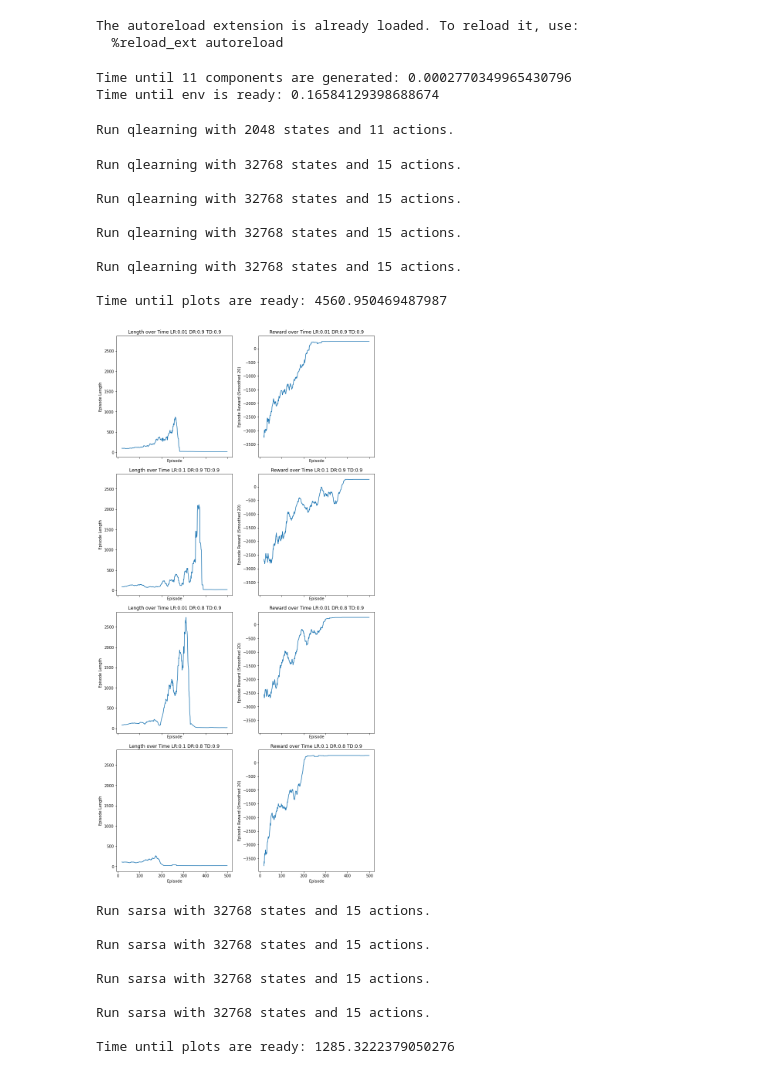
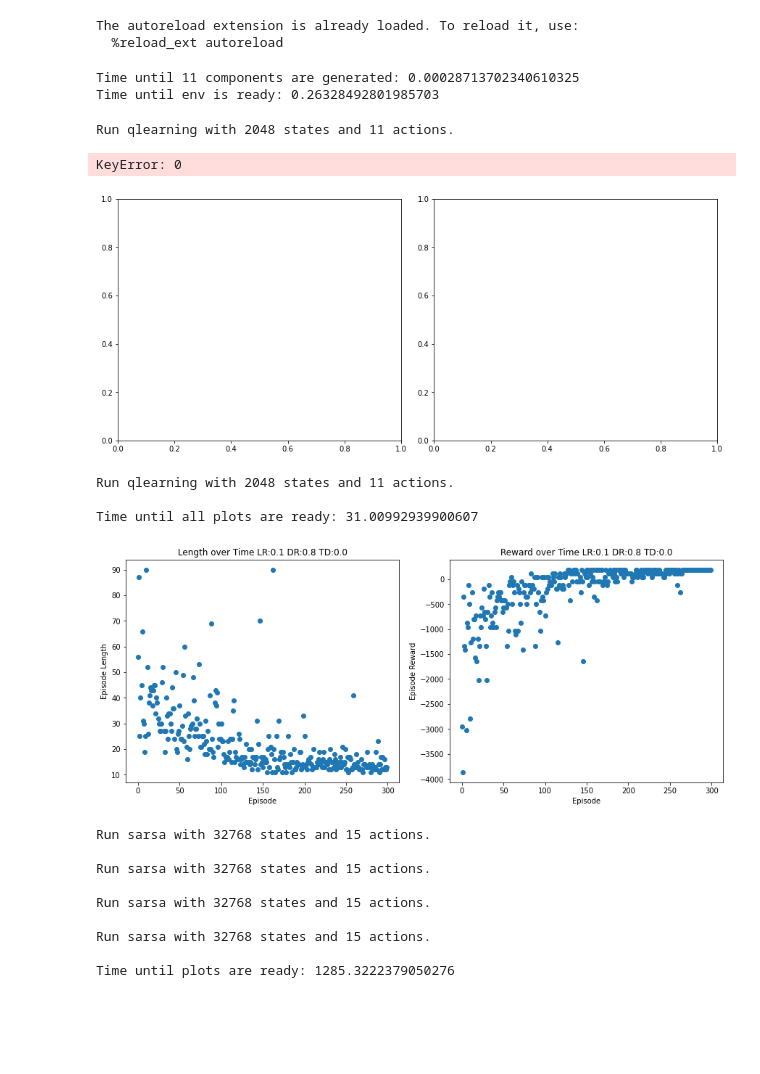
Before and after one commit to hpi-sam/rl-4-self-repair, a Jupyter notebook: qlearning_nb.ipynb, the cells around one changed output. Cells and saved outputs as stored; diff of their text form; code cells hidden in the pictures; blank space fills up the shorter version.

```diff
--- a/qlearning_nb.ipynb
+++ b/qlearning_nb.ipynb
@@ -15,18 +16,18 @@ The autoreload extension is already loaded. To reload it, use:
   %reload_ext autoreload
 # %%
 t0 = time.monotonic()
-components_list = BROKEN_COMPONENTS[4]
+components_list = BROKEN_COMPONENTS_WEAK_STATIONARY[4]
 print(f'Time until {len(components_list)} components are generated: {time.monotonic()-t0}')
-env = BrokenComponentsEnv(components_list, reward_modus='raw')
+env = BrokenComponentsEnv(components_list, dh_data_generation='GARCH')
 # env = gym.make('Taxi-v3')
 print(f'Time until env is ready: {time.monotonic()-t0}')
 # %% [output]
-Time until 11 components are generated: 0.0002770349965430796
-Time until env is ready: 0.16584129398688674
+Time until 11 components are generated: 0.00028713702340610325
+Time until env is ready: 0.26328492801985703
 # %%
-discount_rates = [0.9, 0.8, 0.5]
-learning_rates = [0.01, 0.1, 0.5]
-trace_decays = [0.9, 0.0]
+discount_rates = [0.8]
+learning_rates = [0.1]
+trace_decays = [0.0]
 num_plots = 2
 total_runs = len(discount_rates) * len(learning_rates)
 episodes = 300
@@ -43,38 +44,38 @@ for i, discount_rate in enumerate(discount_rates):
             scatter_episode_length_over_time_tabular(axs[0], metric)
             scatter_episode_reward_over_time_tabular(axs[1], metric)
 
-            plt.savefig(f'tabularplots/qlearning-dr={discount_rate}-lr={learning_rate}-tr={trace_decay}.png', dpi=300, bbox_inches='tight')
+            plt.savefig(f'tabularplots/qlearningnonstat-dr={discount_rate}-lr={learning_rate}-tr={trace_decay}.png', dpi=300, bbox_inches='tight')
             plt.show()
 
 
 print(f'Time until all plots are ready: {time.monotonic()-t0}')
 # %% [output]
 Run qlearning with 2048 states and 11 actions.
+KeyError: 0
+[figure, added]
 # %%
 t0 = time.monotonic()
-fig, axs = plt.subplots(total_runs, num_plots, figsize=(10, 5*total_runs), constrained_layout=True, sharex=True, sharey='col')
 for i, discount_rate in enumerate(discount_rates):
     for j, learning_rate in enumerate(learning_rates):
-        metric = algorithms.run_double_estimator('qlearning', env, env.observation_space.n, env.action_space.n, episodes=episodes,
-                               learning_rate=learning_rate, discount_rate=discount_rate)
-        ax_row = i * len(learning_rates) + j
-        plot_episode_length_over_time_tabular(axs[ax_row, 0], metric, smoothing_window=20)
-        plot_episode_reward_over_time_tabular(axs[ax_row, 1], metric, smoothing_window=20)
+        for k, trace_decay in enumerate(trace_decays):
+            fig, axs = plt.subplots(1, num_plots, figsize=(12, 5), constrained_layout=True)
+            metric = algorithms.run_double_estimator('qlearning', env, env.observation_space.n, env.action_space.n, episodes=episodes,
+                                   learning_rate=learning_rate, trace_decay=trace_decay, discount_rate=discount_rate)
+            #plot_episode_length_over_time_tabular(axs[0], metric, smoothing_window=5)
+            #plot_episode_reward_over_time_tabular(axs[1], metric, smoothing_window=5)
+            scatter_episode_length_over_time_tabular(axs[0], metric)
+            scatter_episode_reward_over_time_tabular(axs[1], metric)
+
+            plt.savefig(f'tabularplots/doubleqlearning-dr={discount_rate}-lr={learning_rate}-tr={trace_decay}.png', dpi=300, bbox_inches='tight')
+            plt.show()
 
 
-print(f'Time until plots are ready: {time.monotonic()-t0}')
-plt.show()
+print(f'Time until all plots are ready: {time.monotonic()-t0}')
 # %% [output]
-Run qlearning with 32768 states and 15 actions.
+Run qlearning with 2048 states and 11 actions.
 
-Run qlearning with 32768 states and 15 actions.
-
-Run qlearning with 32768 states and 15 actions.
-
-Run qlearning with 32768 states and 15 actions.
-
-Time until plots are ready: 4560.950469487987
+Time until all plots are ready: 31.00992939900607
-[figure, old version]
+[figure, new version]
 # %%
 t0 = time.monotonic()
 fig, axs = plt.subplots(total_runs, num_plots, figsize=(10, 5*total_runs), constrained_layout=True, sharex=True, sharey='col')
```
Also changed, not shown: parts of 1 cell of this notebook, 4 other files.
